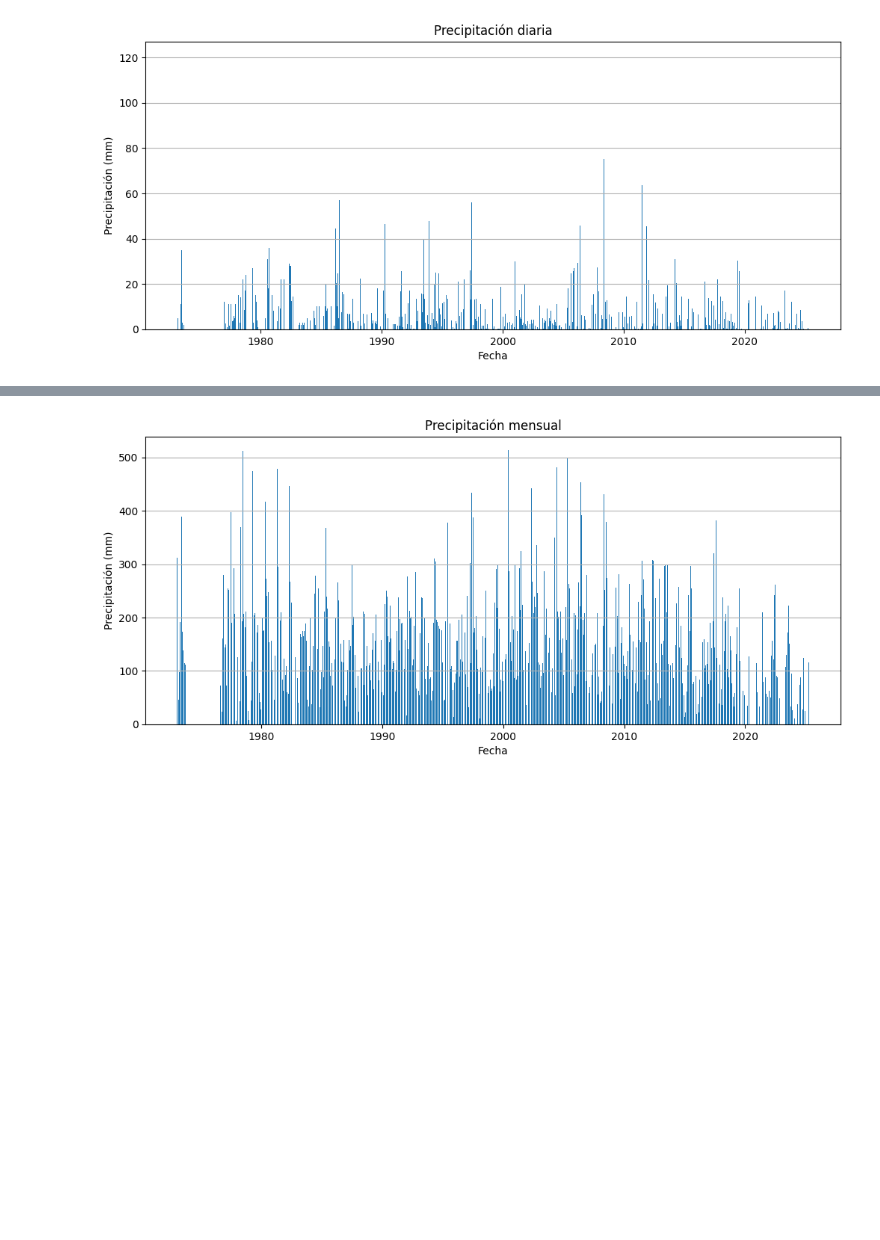
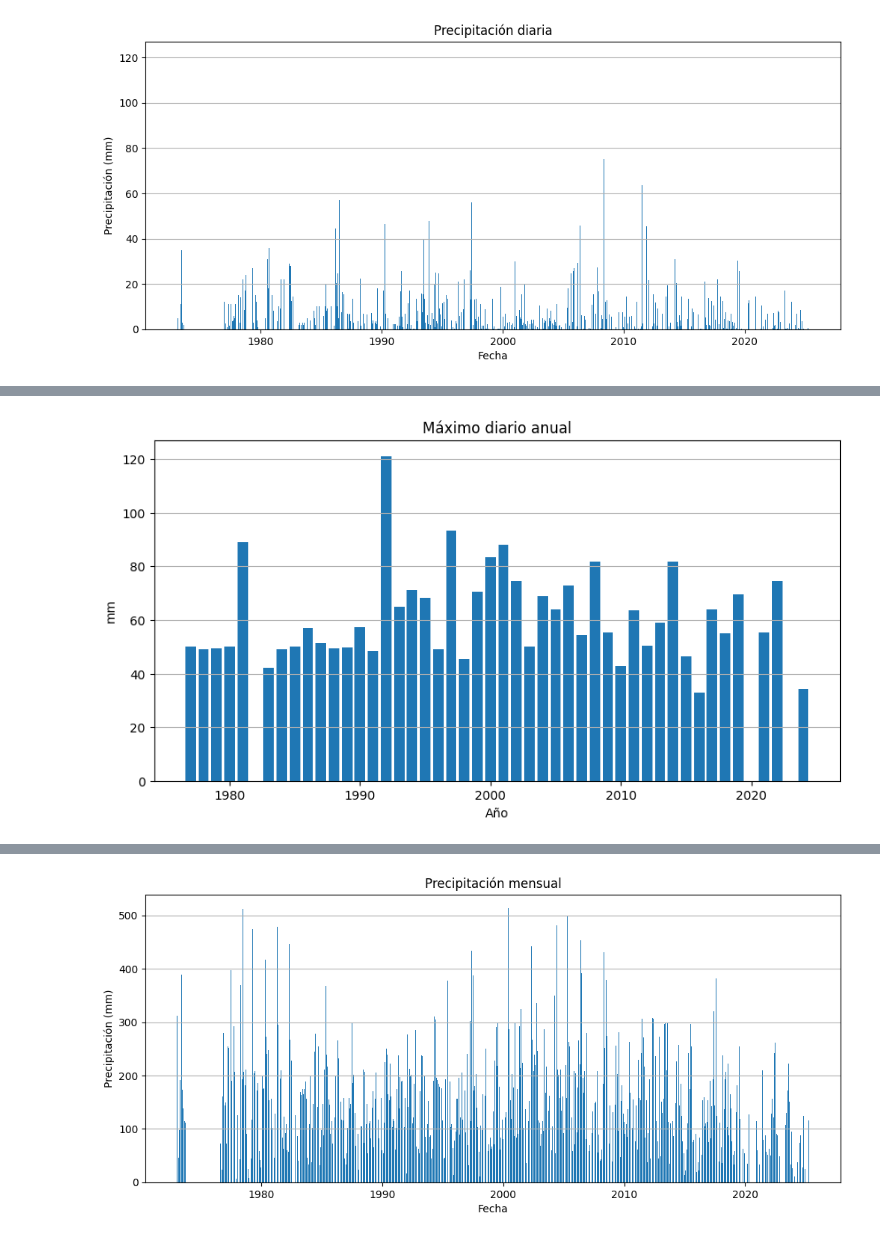
Before and after one commit to matiasalz/RIO-ITATA, a Jupyter notebook: 02_Probabilidad_estadística.ipynb, the cells around one changed output, grey strips where cells are left out. Drawn from its saved outputs; the diff is of its cells as text; code cells hidden in the pictures; blank space fills up the shorter version.

```diff
--- a/02_Probabilidad_estadística.ipynb
+++ b/02_Probabilidad_estadística.ipynb
@@ -146,3 +172,26 @@ plt.grid(axis="y")
 plt.show()
 # %% [output]
 [figure]
+# %%
+# asegurar frecuencia diaria
+ts = ts.asfreq("D")
+
+col = "precipitacion_diaria_mm"
+
+# conteos
+dias_validos = ts[col].resample("YE").count()
+dias_totales = ts[col].resample("YE").size()
+
+# fracción faltante
+fraccion_faltante = 1 - (dias_validos / dias_totales)
+
+# máximo anual
+max_anual = ts[col].resample("YE").max()
+
+# filtro calidad
+max_anual = max_anual.where(fraccion_faltante <= 0.10)
+
+# DataFrame
+max_anual = max_anual.to_frame(name="precipitacion_max_diaria_anual_mm")
+
+print(max_anual)
@@ -148,0 +216,16 @@ plt.show()
+# %%
+plt.figure(figsize=(10,5))
+
+plt.bar(
+    max_anual.index.year,
+    max_anual["precipitacion_max_diaria_anual_mm"]
+)
+
+plt.title("Máximo diario anual")
+plt.xlabel("Año")
+plt.ylabel("mm")
+
+plt.grid(axis="y")
+plt.show()
+# %% [output]
+[figure, added]
```
Also changed, not shown: parts of 19 cells of this notebook.
